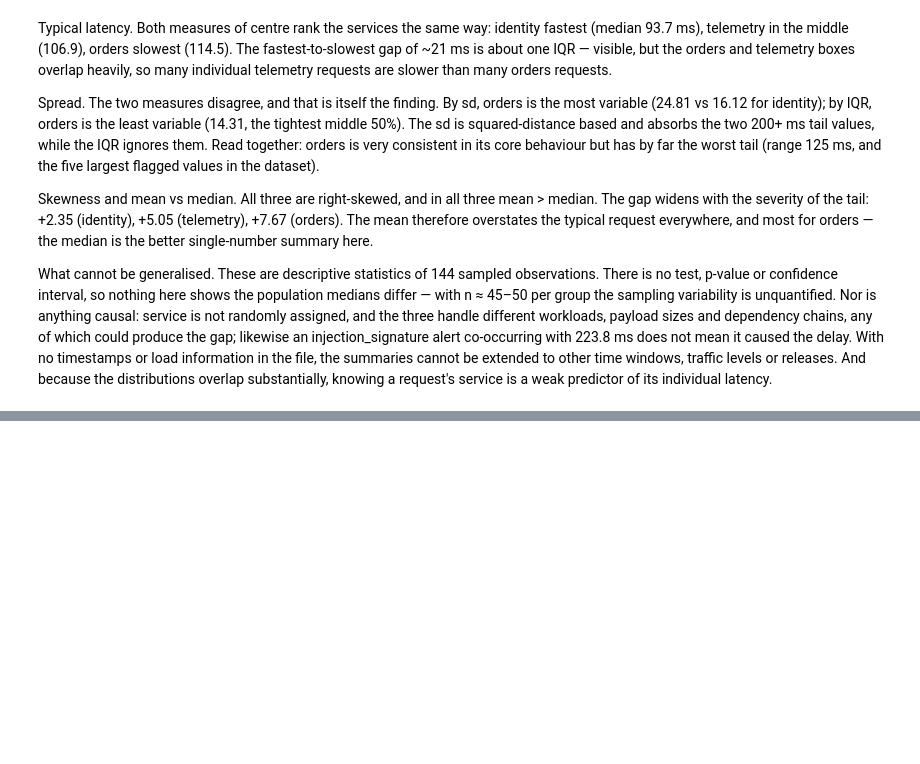
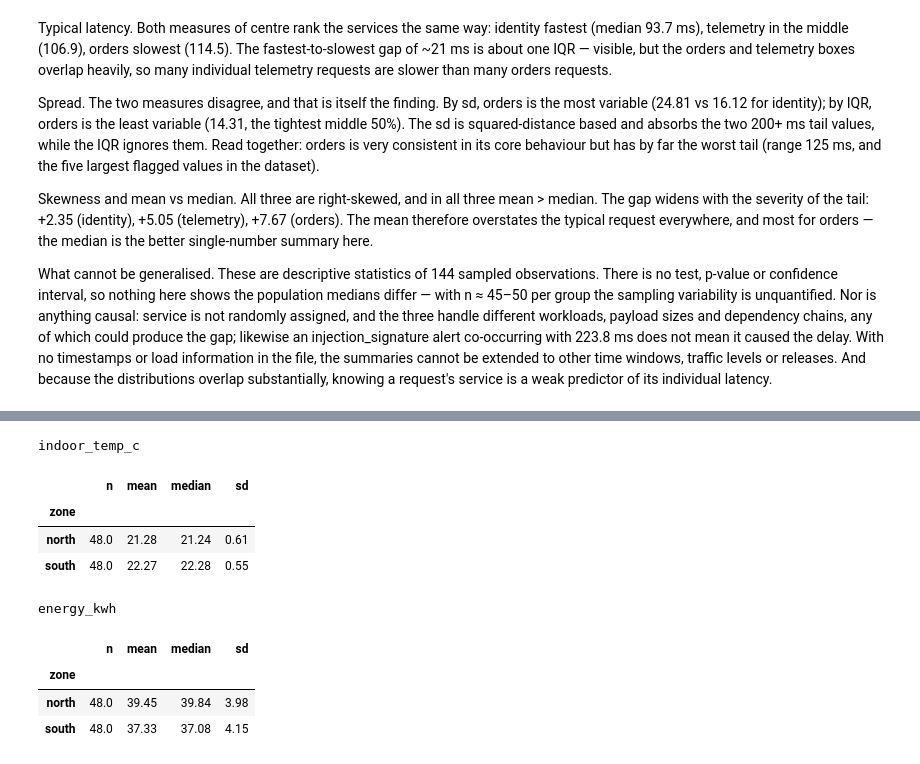
Before and after one commit to sebinko/STA1_26, a Jupyter notebook: Assignment1/assignment_1.ipynb, the cells around one changed output, grey strips where cells are left out. Cells and saved outputs as stored; diff of their text form; code cells hidden in the pictures; blank space fills up the shorter version.

```diff
--- a/Assignment1/assignment_1.ipynb
+++ b/Assignment1/assignment_1.ipynb
@@ -168,0 +198,18 @@ What cannot be generalised. These are descriptive statistics of 144 sampled obse
+# %%
+def center_spread(x):
+    return pd.Series({"n": x.size, "mean": x.mean(), "median": x.median(), "sd": x.std()})
+
+for col in ["indoor_temp_c", "energy_kwh"]:
+    print(col)
+    display(df2.groupby("zone")[col].apply(center_spread).unstack().round(2))
+# %% [output]
+indoor_temp_c
+|  | n | mean | median | sd |
+| zone |  |  |  |  |
+| north | 48.0 | 21.28 | 21.24 | 0.61 |
+| south | 48.0 | 22.27 | 22.28 | 0.55 |
+energy_kwh
+|  | n | mean | median | sd |
+| zone |  |  |  |  |
+| north | 48.0 | 39.45 | 39.84 | 3.98 |
+| south | 48.0 | 37.33 | 37.08 | 4.15 |
```
Also changed, not shown: parts of 13 cells of this notebook.
